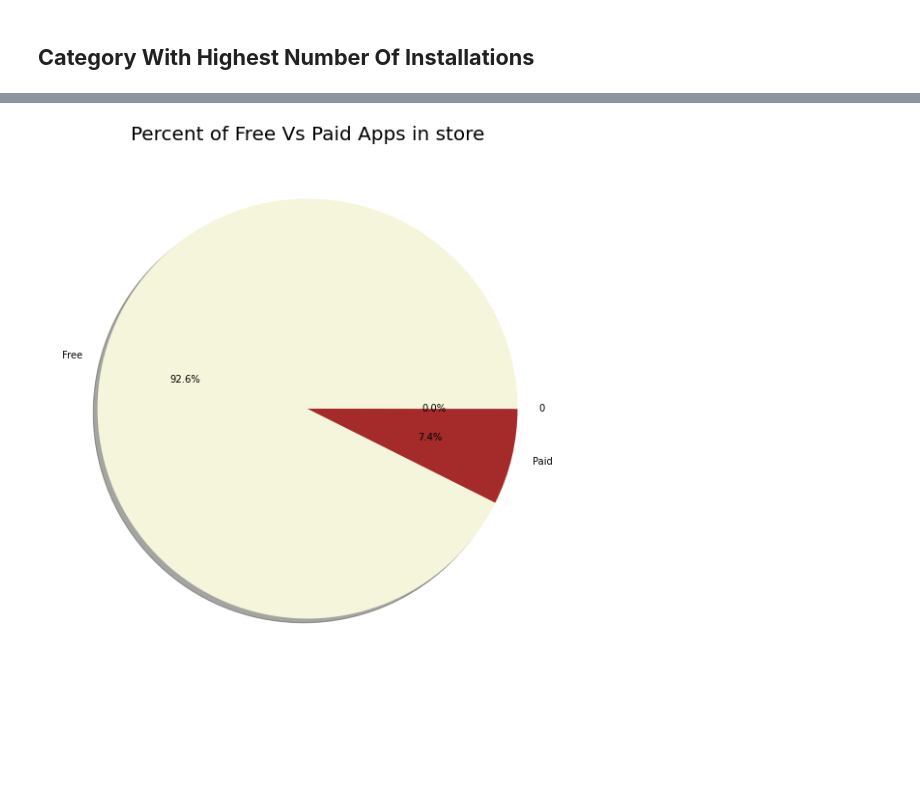
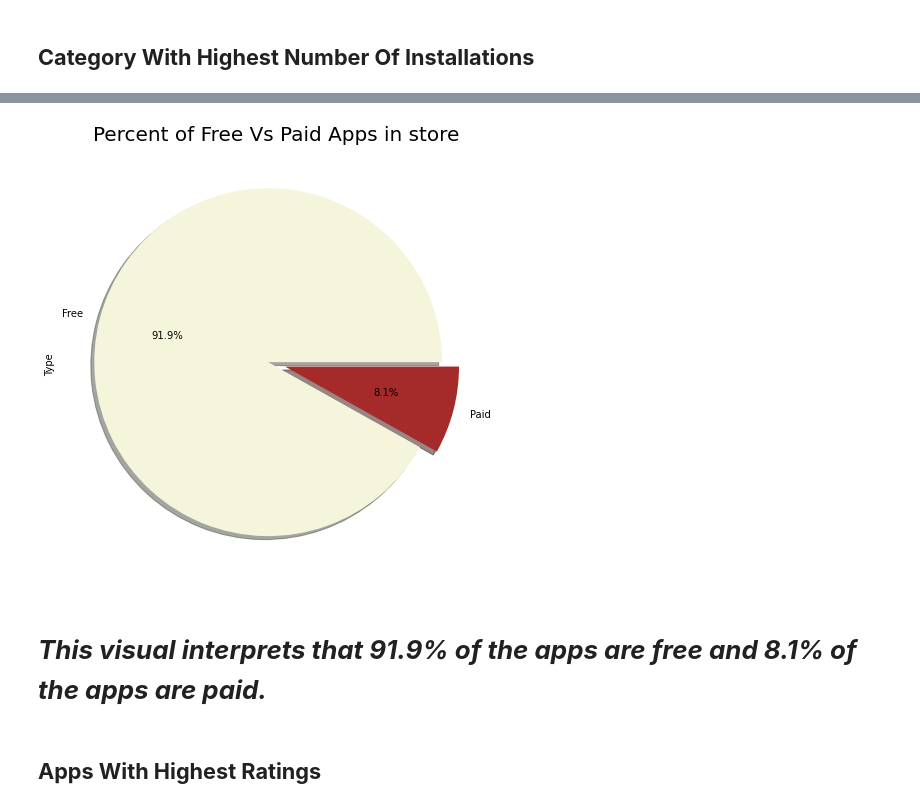
Before and after one commit to Jahnavi-Jaolekar/Play-Store-Review-Analysis, a Jupyter notebook: Play_Store_App_Review_Analysis_Capstone_Project.ipynb, the cells around one changed output, grey strips where cells are left out. Saved outputs shown, nothing was run; the diff lists cells and outputs as text; code cells hidden in the pictures; blank space fills up the shorter version.

```diff
--- a/Play_Store_App_Review_Analysis_Capstone_Project.ipynb
+++ b/Play_Store_App_Review_Analysis_Capstone_Project.ipynb
@@ -140,7 +234,6 @@ play_store.Rating=play_store['Rating'].transform(impute_median)
 # %%
-# Removing/droping the row containg null value for the column content rating
-play_store[play_store['Content Rating'].isna()]
-play_store.drop([10472],inplace=True)
+# Removal of the null value from Content Rating column
+play_store.dropna(subset = ['Content Rating'], inplace=True)
 # %%
 # Null values of type,Current Ver,Android Ver, columns are replaced with mode of respective columns.
 # Mode is most recurring value of that particular column, so null values are being replaced by mode.
@@ -262,12 +347,12 @@ give_info()
 play_store['Size'] = play_store.Size.apply(lambda x: str(x).replace('+', '') if '+' in str(x) else str(x))
 play_store['Size'] = play_store.Size.apply(lambda x: str(x).replace(',', '') if ',' in str(x) else str(x))
 # %%
-# We will be converting all the values into mega bytes (1 Mb = 1000 Kb)
+# We will be converting all the values into mega bytes (1 MB = 1024 KB)
 # Removing M from the values in column
 play_store['Size'] = play_store.Size.apply(lambda x: str(x).replace('M', '') if 'M' in str(x) else str(x))
 
 # Converting kilobyte to megabyte
-play_store['Size'] = play_store.Size.apply(lambda x: str(x).replace('k', '000') if 'k' in str(x) else str(x))
+play_store['Size'] = play_store.Size.apply(lambda x: float(x.replace('k', ''))/1024 if 'k' in str(x) else str(x))
 
 # Replacing the Varies with device value with Nan
 play_store['Size'] = play_store.Size.replace('Varies with device', np.NaN)
@@ -466,11 +515,10 @@ highest_installs_rating_graph.set_title("Rating", fontsize = 25);
 # %%
-plt.figure(figsize=(10,10))
-labels = play_store['Type'].value_counts(sort = True).index
-sizes = play_store['Type'].value_counts(sort = True)
-colors = ["beige","brown"]
-
-plt.pie(sizes , labels=labels, colors=colors, autopct='%1.1f%%', shadow=True, startangle=0)
+play_store['Type'].value_counts().plot.pie(explode=[0.05, 0.05],colors=["beige","brown"], autopct='%1.1f%%', shadow=True, figsize=(8,8))
 plt.title('Percent of Free Vs Paid Apps in store',size = 20)
 plt.show()
 # %% [output]
-[figure, old version]
+[figure, new version]
+# %% [markdown]
+# ***This visual interprets that 91.9% of the apps are free and 8.1% of the apps are paid.***
+# %% [markdown]
+## **Apps With Highest Ratings**
```
Also changed, not shown: parts of 64 cells of this notebook.
